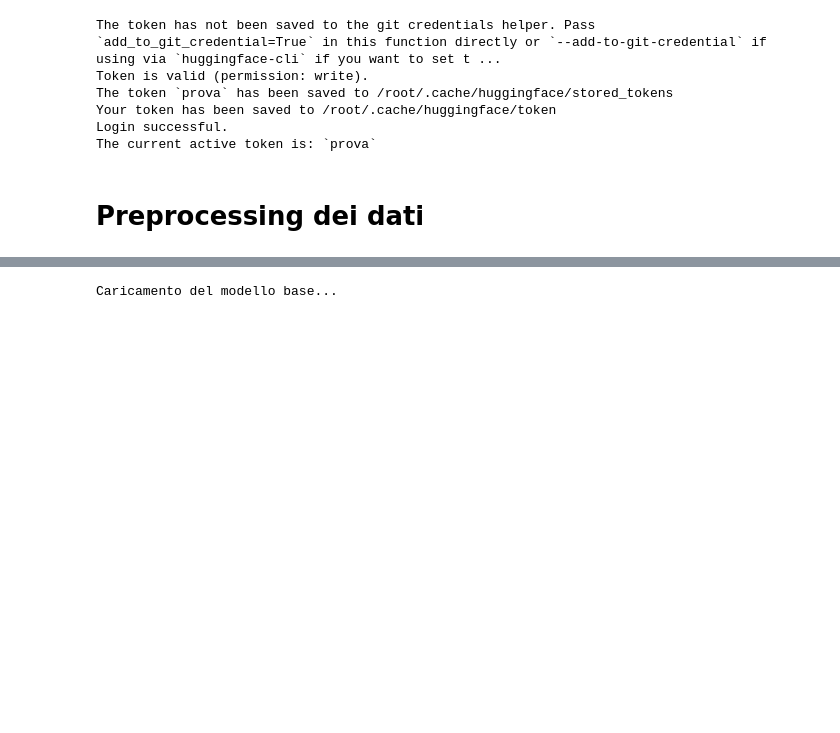
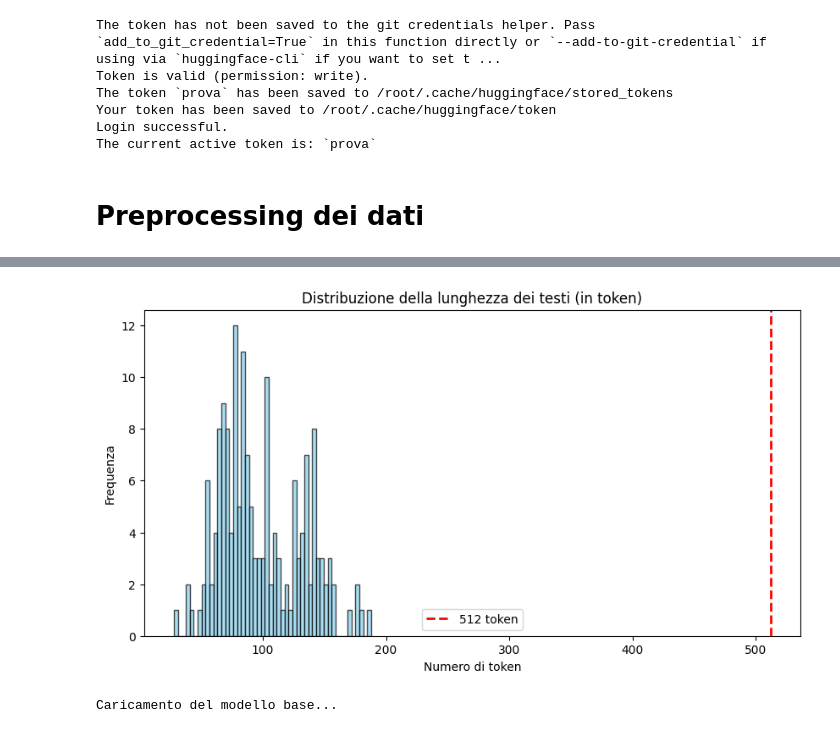
Before and after one commit to benedettoscala/ifttt-code-generator, a Jupyter notebook: fine_tuning_mistral.ipynb, the cells around one changed output, grey strips where cells are left out. Drawn from its saved outputs; the diff is of its cells as text; code cells hidden in the pictures; blank space fills up the shorter version.

```diff
--- a/fine_tuning_mistral.ipynb
+++ b/fine_tuning_mistral.ipynb
@@ -40 +46,70 @@ fatal: destination path 'ifttt-code-generator' already exists and is not an empt
 Already up to date.
+# %%
+import pandas as pd
+import numpy as np
+import matplotlib.pyplot as plt
+from transformers import AutoTokenizer
+
+# Carica il tokenizer (assicurati di usare lo stesso modello usato per il fine-tuning)
+model_name = "mistralai/Mistral-7B-Instruct-v0.2"
+tokenizer = AutoTokenizer.from_pretrained(model_name)
+# Imposta il pad token se necessario (alcuni tokenizer non lo impostano automaticamente)
+if tokenizer.pad_token is None:
+    tokenizer.pad_token = tokenizer.eos_token
+
+# Carica il dataset
+csv_path = "datasets/cleaned_and_combined.csv"
+df = pd.read_csv(csv_path)
+
+# Pulizia: rimuovi eventuali righe con valori mancanti o duplicati
+df.dropna(subset=["cleaned_description", "filter_code"], inplace=True)
+df.drop_duplicates(subset=["cleaned_description", "filter_code"], inplace=True)
+
+# Imposta il separatore usato per combinare descrizione e codice
+separator = "\n###\n"
+
+# Liste per memorizzare le lunghezze (in token) per ciascun esempio
+description_lengths = []
+code_lengths = []
+combined_lengths = []
+
+# Itera sulle righe del dataset e tokenizza
+for _, row in df.iterrows():
+    description = row["cleaned_description"]
+    code = row["filter_code"]
+
+    # Tokenizza la descrizione (senza troncamento, per avere la lunghezza completa)
+    desc_tokens = tokenizer.encode(description, truncation=False)
+    # Tokenizza il codice
+    code_tokens = tokenizer.encode(code, truncation=False)
+    # Tokenizza il testo completo: descrizione + separatore + codice
+    combined_text = description + separator + code
+    combined_tokens = tokenizer.encode(combined_text, truncation=False)
+
+    description_lengths.append(len(desc_tokens))
+    code_lengths.append(len(code_tokens))
+    combined_lengths.append(len(combined_tokens))
+
+# Calcola statistiche per ciascuna serie di lunghezze
+def print_stats(name, lengths):
+    print(f"Statistiche per {name}:")
+    print("  Min:", np.min(lengths))
+    print("  Max:", np.max(lengths))
+    print("  Media:", np.mean(lengths))
+    print("  Mediana:", np.median(lengths))
+    print()
+
+print_stats("la descrizione", description_lengths)
+print_stats("il codice", code_lengths)
+print_stats("il testo completo (descrizione + codice)", combined_lengths)
+
+# Visualizza la distribuzione della lunghezza del testo completo
+plt.figure(figsize=(10, 5))
+plt.hist(combined_lengths, bins=50, color='skyblue', edgecolor='black', alpha=0.7)
+plt.axvline(512, color='red', linestyle='dashed', linewidth=2, label="512 token")
+plt.title("Distribuzione della lunghezza dei testi (in token)")
+plt.xlabel("Numero di token")
+plt.ylabel("Frequenza")
+plt.legend()
+plt.show()
+# %% [output]
@@ -41,3 +133,4 @@ Already up to date.
+[figure, added]
 # %%
 import os
 import torch
```
Also changed, not shown: parts of 9 cells of this notebook.
